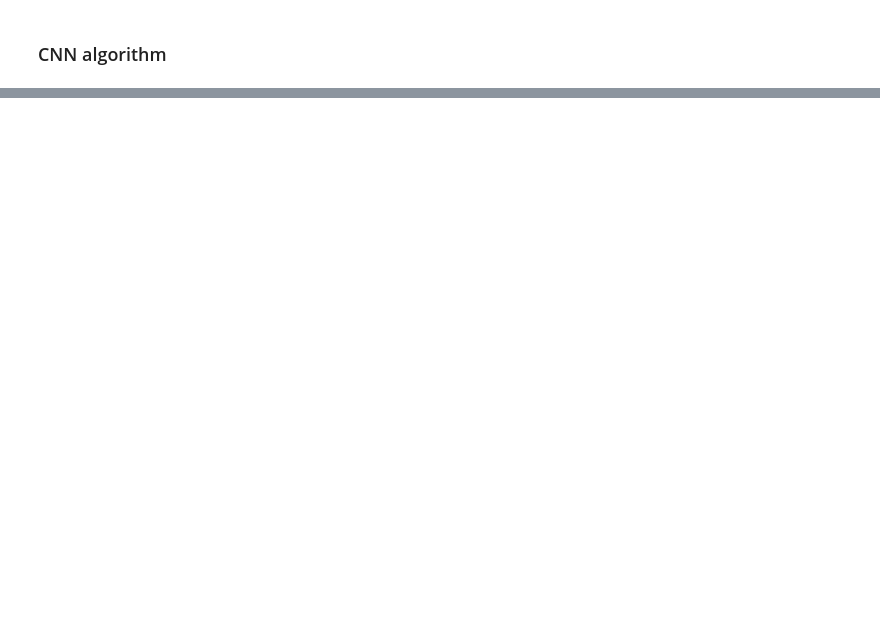
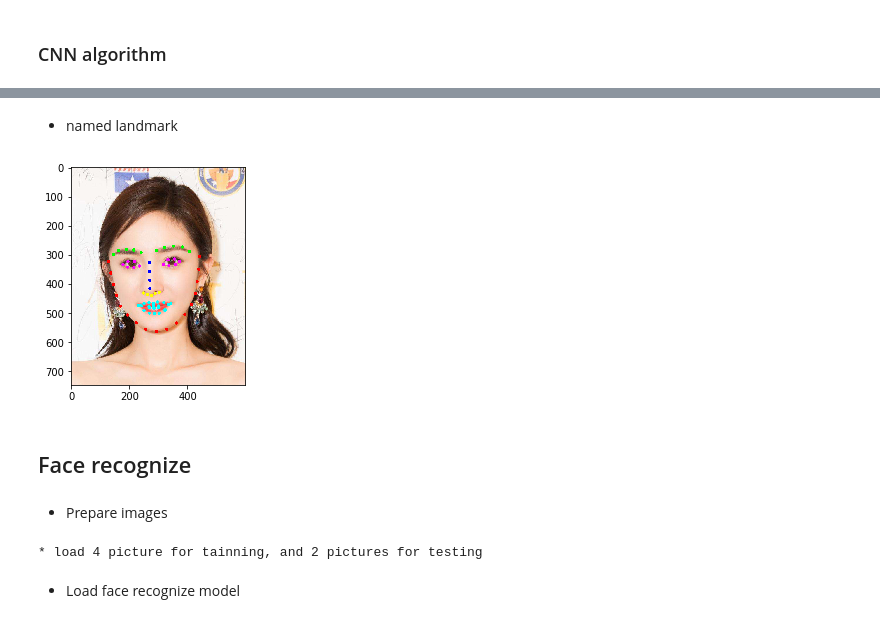
Before and after one commit to alvin-qh/study-ai, a Jupyter notebook: python/dlib/dlib.ipynb, the cells around one changed output, grey strips where cells are left out. Drawn from its saved outputs; the diff is of its cells as text; code cells hidden in the pictures; blank space fills up the shorter version.

```diff
--- a/python/dlib/dlib.ipynb
+++ b/python/dlib/dlib.ipynb
@@ -192,0 +243,70 @@ plt.show()
+# %% [markdown]
+- named landmark
+# %%
+if len(landmarks[0]) == 5:
+    named_landmarks = [{
+        'nose_tip': [points[4]],
+        'left_eye': points[2:4],
+        'right_eye': points[0:2],
+    } for points in landmarks]
+else:
+    named_landmarks = [{
+        'chin': points[0:17],
+        'left_eyebrow': points[17:22],
+        'right_eyebrow': points[22:27],
+        'nose_bridge': points[27:31],
+        'nose_tip': points[31:36],
+        'left_eye': points[36:42],
+        'right_eye': points[42:48],
+        'top_lip': points[48:55] + [points[64]] + [points[63]] + [points[62]] + [points[61]] + [points[60]],
+        'bottom_lip': points[54:60] + [points[48]] + [points[60]] + [points[67]] + [points[66]] + [points[65]] + [points[64]]
+    } for points in landmarks]
+
+img = Image.fromarray(detect_im)
+draw = ImageDraw.Draw(img)
+
+def draw_points(points, color):
+    for p in points:
+        draw.ellipse((p[0] - 5, p[1] - 5, p[0] + 5, p[1] + 5), fill=color)
+
+for nl in named_landmarks:
+    if 'chin' in nl:
+        draw_points(nl['chin'], color='#F00')
+
+    if 'left_eyebrow' in nl and 'right_eyebrow' in nl:
+        draw_points(nl['left_eyebrow'], color='#0F0')
+        draw_points(nl['right_eyebrow'], color='#0F0')
+
+    if 'nose_bridge' in nl:
+        draw_points(nl['nose_bridge'], color='#00F')
+
+    if 'nose_tip' in nl:
+        draw_points(nl['nose_tip'], color='#FF0')
+
+    if 'left_eye' in nl and 'right_eye' in nl:
+        draw_points(nl['left_eye'], color='#F0F')
+        draw_points(nl['right_eye'], color='#F0F')
+
+    if 'top_lip' in nl and 'bottom_lip' in nl:
+        draw_points(nl['top_lip'], color='#0FF')
+        draw_points(nl['bottom_lip'], color='#0FF')
+
+
+plt.imshow(img)
+plt.show()
+# %% [output]
+[figure, added]
+# %% [markdown]
+## Face recognize
+# %% [markdown]
+- Prepare images
+# %%
+raw_train_labels, raw_train_data, raw_test_labels, raw_test_data = dataset.fetch()
+print('* load {} picture for tainning, and {} pictures for testing'.format(len(raw_train_labels), len(test_labels)))
+
+raw_train_data = [np.array(Image.open(file).convert('RGB')) for file in train_data]
+test_data = [np.array(Image.open(file).convert('RGB')) for file in test_data]
+# %% [output]
+* load 4 picture for tainning, and 2 pictures for testing
+# %% [markdown]
+- Load face recognize model
```
Also changed, not shown: parts of 14 cells of this notebook, 1 other file.
